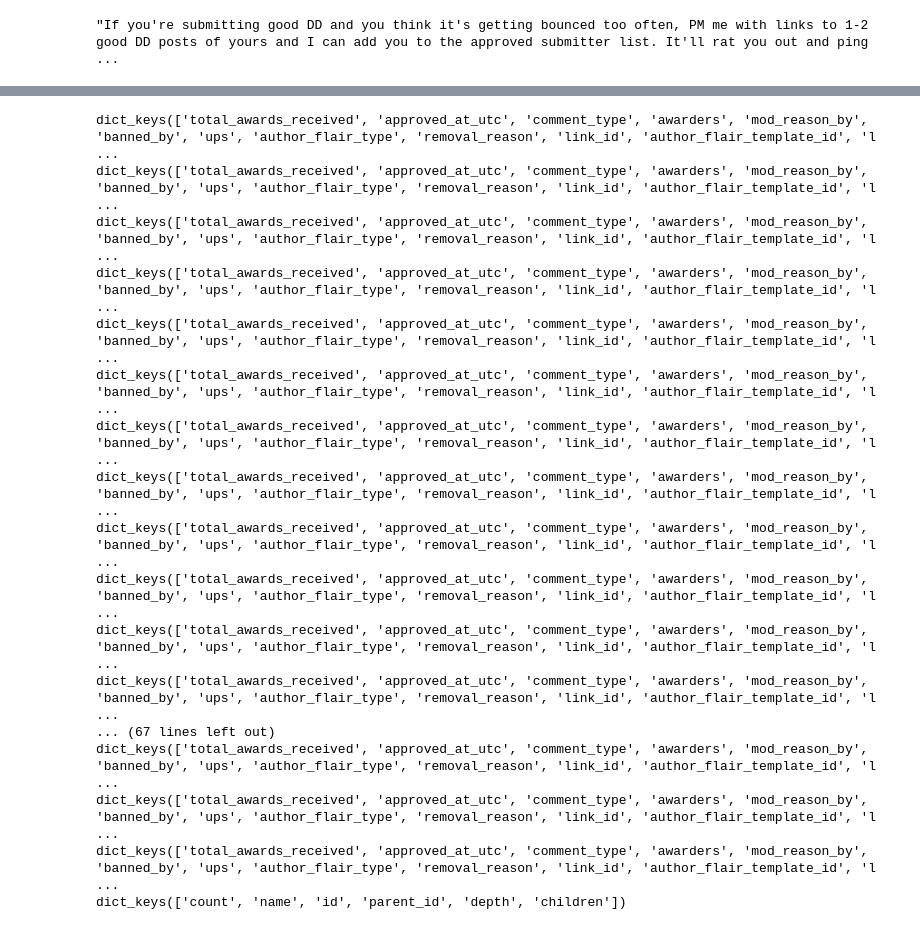
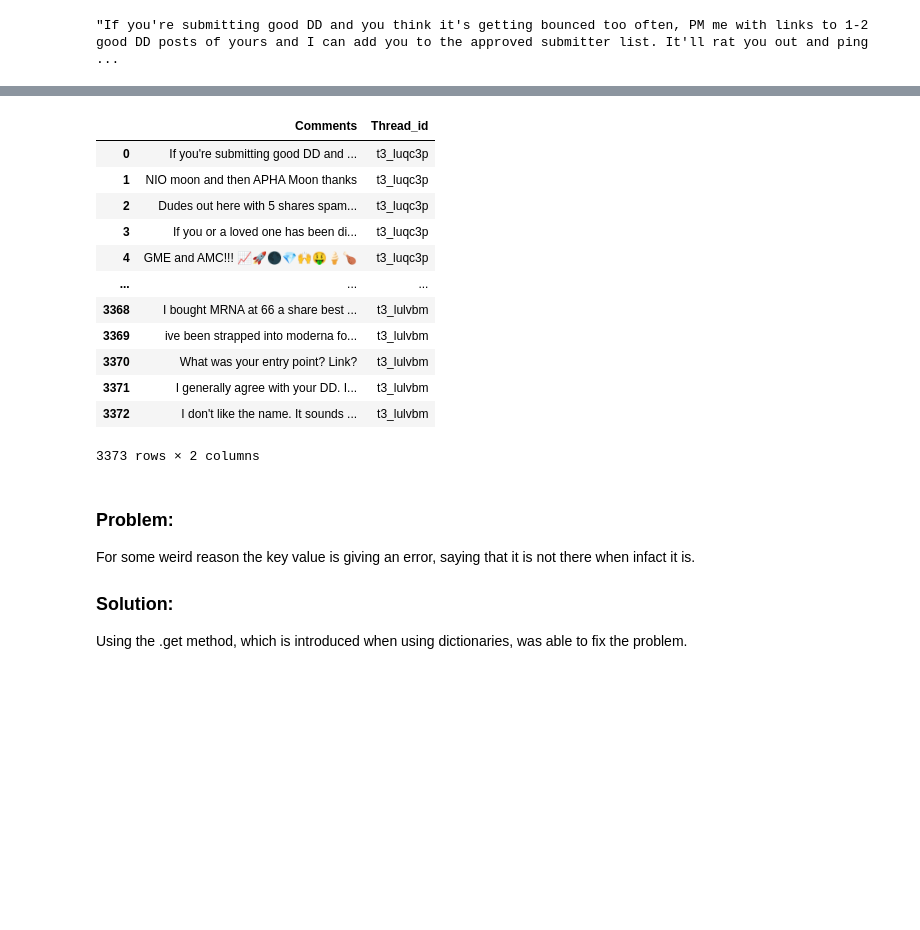
Before and after one commit to JNorman97/Reddit-Trending-NLP, a Jupyter notebook: reddit_main.ipynb, the cells around one changed output, grey strips where cells are left out. Drawn from its saved outputs; the diff is of its cells as text; code cells hidden in the pictures; blank space fills up the shorter version.

```diff
--- a/reddit_main.ipynb
+++ b/reddit_main.ipynb
@@ -219,21 +216,24 @@ KeyError: 'body'
-# %%
-for comments in trending_posts_comments.json()[1]["data"]["children"]:
-    print(comments["data"].keys())
-# %% [output]
-dict_keys(['total_awards_received', 'approved_at_utc', 'comment_type', 'awarders', 'mod_reason_by', 'banned_by', 'ups', 'author_flair_type', 'removal_reason', 'link_id', 'author_flair_template_id', 'l ...
-dict_keys(['total_awards_received', 'approved_at_utc', 'comment_type', 'awarders', 'mod_reason_by', 'banned_by', 'ups', 'author_flair_type', 'removal_reason', 'link_id', 'author_flair_template_id', 'l ...
-dict_keys(['total_awards_received', 'approved_at_utc', 'comment_type', 'awarders', 'mod_reason_by', 'banned_by', 'ups', 'author_flair_type', 'removal_reason', 'link_id', 'author_flair_template_id', 'l ...
-dict_keys(['total_awards_received', 'approved_at_utc', 'comment_type', 'awarders', 'mod_reason_by', 'banned_by', 'ups', 'author_flair_type', 'removal_reason', 'link_id', 'author_flair_template_id', 'l ...
-dict_keys(['total_awards_received', 'approved_at_utc', 'comment_type', 'awarders', 'mod_reason_by', 'banned_by', 'ups', 'author_flair_type', 'removal_reason', 'link_id', 'author_flair_template_id', 'l ...
-dict_keys(['total_awards_received', 'approved_at_utc', 'comment_type', 'awarders', 'mod_reason_by', 'banned_by', 'ups', 'author_flair_type', 'removal_reason', 'link_id', 'author_flair_template_id', 'l ...
-dict_keys(['total_awards_received', 'approved_at_utc', 'comment_type', 'awarders', 'mod_reason_by', 'banned_by', 'ups', 'author_flair_type', 'removal_reason', 'link_id', 'author_flair_template_id', 'l ...
-dict_keys(['total_awards_received', 'approved_at_utc', 'comment_type', 'awarders', 'mod_reason_by', 'banned_by', 'ups', 'author_flair_type', 'removal_reason', 'link_id', 'author_flair_template_id', 'l ...
-dict_keys(['total_awards_received', 'approved_at_utc', 'comment_type', 'awarders', 'mod_reason_by', 'banned_by', 'ups', 'author_flair_type', 'removal_reason', 'link_id', 'author_flair_template_id', 'l ...
-dict_keys(['total_awards_received', 'approved_at_utc', 'comment_type', 'awarders', 'mod_reason_by', 'banned_by', 'ups', 'author_flair_type', 'removal_reason', 'link_id', 'author_flair_template_id', 'l ...
-dict_keys(['total_awards_received', 'approved_at_utc', 'comment_type', 'awarders', 'mod_reason_by', 'banned_by', 'ups', 'author_flair_type', 'removal_reason', 'link_id', 'author_flair_template_id', 'l ...
-dict_keys(['total_awards_received', 'approved_at_utc', 'comment_type', 'awarders', 'mod_reason_by', 'banned_by', 'ups', 'author_flair_type', 'removal_reason', 'link_id', 'author_flair_template_id', 'l ...
-... (67 lines left out)
-dict_keys(['total_awards_received', 'approved_at_utc', 'comment_type', 'awarders', 'mod_reason_by', 'banned_by', 'ups', 'author_flair_type', 'removal_reason', 'link_id', 'author_flair_template_id', 'l ...
-dict_keys(['total_awards_received', 'approved_at_utc', 'comment_type', 'awarders', 'mod_reason_by', 'banned_by', 'ups', 'author_flair_type', 'removal_reason', 'link_id', 'author_flair_template_id', 'l ...
-dict_keys(['total_awards_received', 'approved_at_utc', 'comment_type', 'awarders', 'mod_reason_by', 'banned_by', 'ups', 'author_flair_type', 'removal_reason', 'link_id', 'author_flair_template_id', 'l ...
-dict_keys(['count', 'name', 'id', 'parent_id', 'depth', 'children'])
+# %%
+comments_df
+# %% [output]
+|  | Comments | Thread_id |
+| 0 | If you're submitting good DD and ... | t3_luqc3p |
+| 1 | NIO moon and then APHA Moon thanks | t3_luqc3p |
+| 2 | Dudes out here with 5 shares spam... | t3_luqc3p |
+| 3 | If you or a loved one has been di... | t3_luqc3p |
+| 4 | GME and AMC!!! 📈🚀🌑💎🙌🤑🍦🍗 | t3_luqc3p |
+| ... | ... | ... |
+| 3368 | I bought MRNA at 66 a share best ... | t3_lulvbm |
+| 3369 | ive been strapped into moderna fo... | t3_lulvbm |
+| 3370 | What was your entry point? Link? | t3_lulvbm |
+| 3371 | I generally agree with your DD. I... | t3_lulvbm |
+| 3372 | I don't like the name. It sounds ... | t3_lulvbm |
+3373 rows × 2 columns
+# %% [markdown]
+### Problem:
+
+For some weird reason the key value is giving an error, saying that it is not there when infact it is.
+
+### Solution:
+
+Using the .get method, which is introduced when using dictionaries, was able to fix the problem.
```
Also changed, not shown: parts of 10 cells of this notebook.
